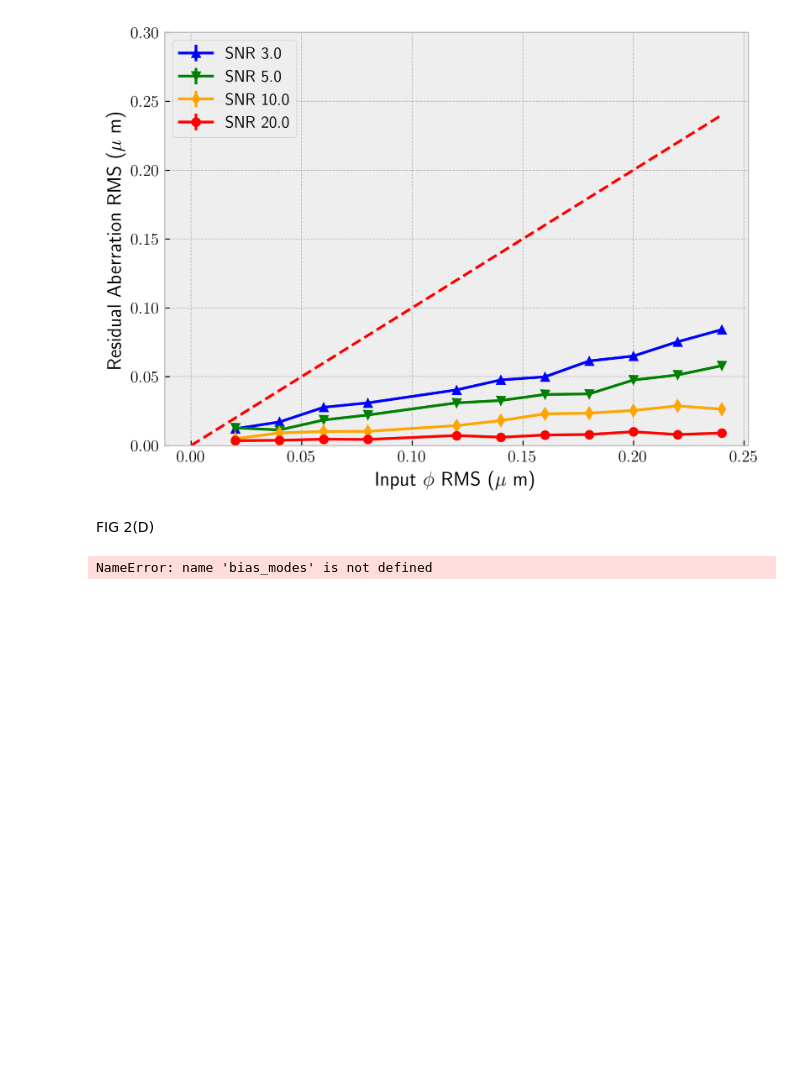
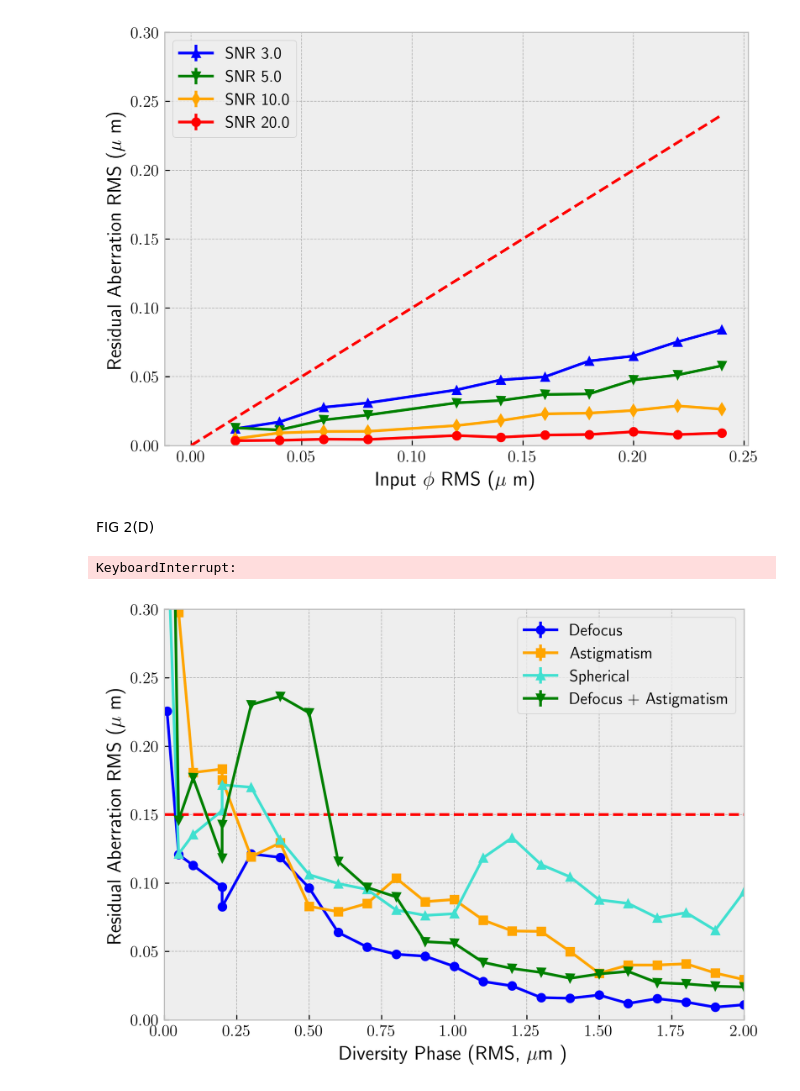
Before and after one commit to maxw179/summer_2026_lab, a Jupyter notebook: reproduce_johnson/reproduce_1p.ipynb, the cells around one changed output. Saved outputs shown, nothing was run; the diff lists cells and outputs as text; code cells hidden in the pictures; blank space fills up the shorter version.

```diff
--- a/reproduce_johnson/reproduce_1p.ipynb
+++ b/reproduce_johnson/reproduce_1p.ipynb
@@ -214,7 +214,7 @@ markers = ["^", "v", "d", "o"]
 for j, SNR in enumerate(SNR_vals):
     rms_list = np.zeros((len(rms_vals), num_samples))
 
-    for k, rms_bias in enumerate(rms_vals):
+    for k, img_rms in enumerate(rms_vals):
         rms = np.zeros(num_samples)
 
         for i in range(num_samples):
@@ -309,4 +309,60 @@ for i in range(num_samples):
 np.save("results/bias_type_1p_true.npy", c_true)
 np.save("results/bias_type_1p_converged.npy", c_converged)
 # %% [output]
-NameError: name 'bias_modes' is not defined
+KeyboardInterrupt:
+# %%
+bias_mode_sets = [[[0,2]],
+              [[2,2]],
+              [[0,4]],
+              [[0,2],[2,2]]]
+
+bias_rms_microns = np.concatenate([[0.01, 0.05, 0.1, 0.15], np.arange(0.2, 2.1, 0.1)])
+#convert from microns to waves -> 1000 nm per micron, 1 wv per 523 nm
+bias_rms_vals = bias_rms_microns * (1000/523)
+num_samples = 1
+
+c_true = np.load("results/bias_type_1p_true.npy")
+c_converged = np.load("results/bias_type_1p_converged.npy")
+modes = get_johnson_modes()
+
+fig, ax = plt.subplots(dpi=300)
+
+colors = ["blue", "orange", "turquoise", "green"]
+markers = ["o", "s", "^", "v"]
+mode_names = ["Defocus", "Astigmatism", "Spherical", "Defocus + Astigmatism"]
+for j, mode_name in enumerate(mode_names):
+    rms_list = np.zeros((len(bias_rms_vals), num_samples))
+
+    for k, rms_bias in enumerate(bias_rms_microns):
+        rms = np.zeros(num_samples)
+
+        for i in range(num_samples):
+            this_c_true = c_true[i, j, k]
+            this_c_converged = c_converged[i, j, k]
+
+            a_true = Aberration(modes, this_c_true)
+            a_converged = Aberration(modes, this_c_converged)
+
+            rms[i] = zernike_RMS_difference(a_true, a_converged, alpha)
+
+        rms_list[k] = rms * (523/1000)
+        #* 523 nm / wv * 1 mum /1000 nm
+
+    ax.errorbar(
+        rms_vals,
+        np.mean(rms_list, axis=1),
+        np.std(rms_list, axis=1),
+        label=f"{mode_name}",
+        marker = markers[j],
+        c = colors[j]
+    )
+
+ax.legend()
+ax.set_xlabel("Diversity Phase (RMS, $\mu$m )")
+ax.set_ylabel("Residual Aberration RMS ($\mu$ m)")
+ax.set_ylim(0, 0.3)
+ax.set_xlim(0, 2)
+ax.axhline(zernike_RMS(a_true, alpha) * (523/1000), color = "red", ls = "dashed")
+plt.savefig("figures/diversity_type.png")
+# %% [output]
+[figure, added]
```
Also changed, not shown: parts of 2 cells of this notebook, 1 other file.
